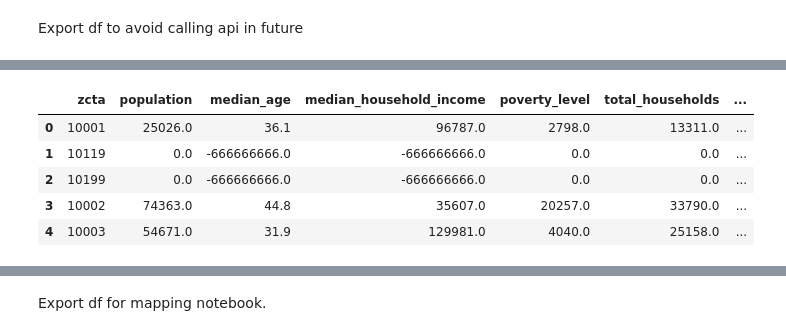
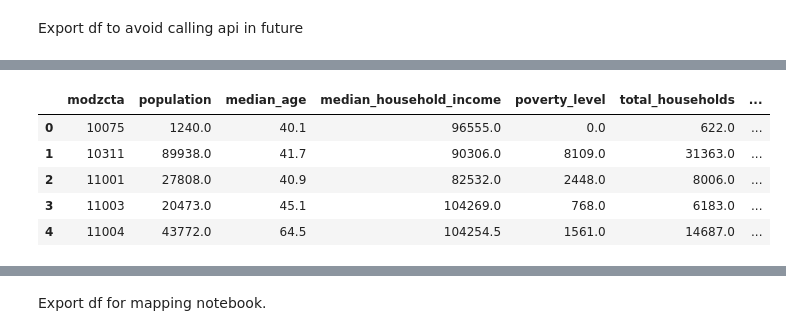
Before and after one commit to justinm0rgan/python_mapping, a Jupyter notebook: 01_data_gathering.ipynb, the cells around one changed output, grey strips where cells are left out. Saved outputs shown, nothing was run; the diff lists cells and outputs as text; code cells hidden in the pictures.

Commit message:
figuring out how to aggregate secondary zips into primary

```diff
--- a/01_data_gathering.ipynb
+++ b/01_data_gathering.ipynb
@@ -173,0 +265,14 @@ df_acs_2020.rename(columns={'name':'zcta'}, inplace=True)
+# %%
+# group by primary zip, reset index, drop zcta
+df_acs_2020_cleaned=df_acs_2020.groupby('modzcta').agg({'zcta':'first',
+                                                            'population':'sum',
+                                                            'median_age':'median',
+                                                            'median_household_income':'median',
+                                                            'poverty_level':'sum',
+                                                            'total_households':'sum',
+                                                            'total_households_no_vehicle':'sum',
+                                                            'pop_25_older':'sum',
+                                                            'pop_25_older_hs_grad':'sum',
+                                                            'pop_25_older_associates':'sum',
+                                                            'pop_25_older_bachelors':'sum',
+                                                            'pop_25_older_graduate':'sum'}).reset_index().drop(columns='zcta')
@@ -174,10 +361,23 @@ df_acs_2020.rename(columns={'name':'zcta'}, inplace=True)
+# %%
+# create % poverty level
+df_acs_2020_cleaned['perc_poverty_level'] = df_acs_2020_cleaned['poverty_level'] / df_acs_2020_cleaned['population']
+# %%
+# create % with car
+df_acs_2020_cleaned['perc_hh_w_vehicle'] = \
+(df_acs_2020_cleaned['total_households'] - \
+ df_acs_2020_cleaned['total_households_no_vehicle']) / df_acs_2020_cleaned['total_households']
+# %%
+# create % college degree
+df_acs_2020_cleaned['perc_college_degree'] = \
+    (df_acs_2020_cleaned['pop_25_older_associates'] + \
+     df_acs_2020_cleaned['pop_25_older_bachelors'] + df_acs_2020_cleaned['pop_25_older_graduate']) / df_acs_2020['pop_25_older']
 # %%
 pd.set_option('display.max_columns',None)
-df_acs_2020.head()
+df_acs_2020_cleaned.head()
 # %% [output]
-|  | zcta | population | median_age | median_household_income | poverty_level | total_households | ... |
-| 0 | 10001 | 25026.0 | 36.1 | 96787.0 | 2798.0 | 13311.0 | ... |
-| 1 | 10119 | 0.0 | -666666666.0 | -666666666.0 | 0.0 | 0.0 | ... |
-| 2 | 10199 | 0.0 | -666666666.0 | -666666666.0 | 0.0 | 0.0 | ... |
-| 3 | 10002 | 74363.0 | 44.8 | 35607.0 | 20257.0 | 33790.0 | ... |
-| 4 | 10003 | 54671.0 | 31.9 | 129981.0 | 4040.0 | 25158.0 | ... |
+|  | modzcta | population | median_age | median_household_income | poverty_level | total_households | ... |
+| 0 | 10075 | 1240.0 | 40.1 | 96555.0 | 0.0 | 622.0 | ... |
+| 1 | 10311 | 89938.0 | 41.7 | 90306.0 | 8109.0 | 31363.0 | ... |
+| 2 | 11001 | 27808.0 | 40.9 | 82532.0 | 2448.0 | 8006.0 | ... |
+| 3 | 11003 | 20473.0 | 45.1 | 104269.0 | 768.0 | 6183.0 | ... |
+| 4 | 11004 | 43772.0 | 64.5 | 104254.5 | 1561.0 | 14687.0 | ... |
```
Also changed, not shown: parts of 27 cells of this notebook.
